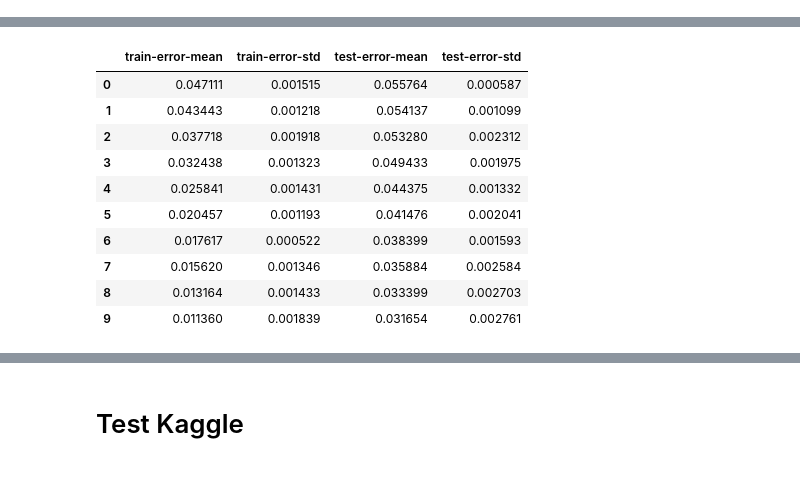
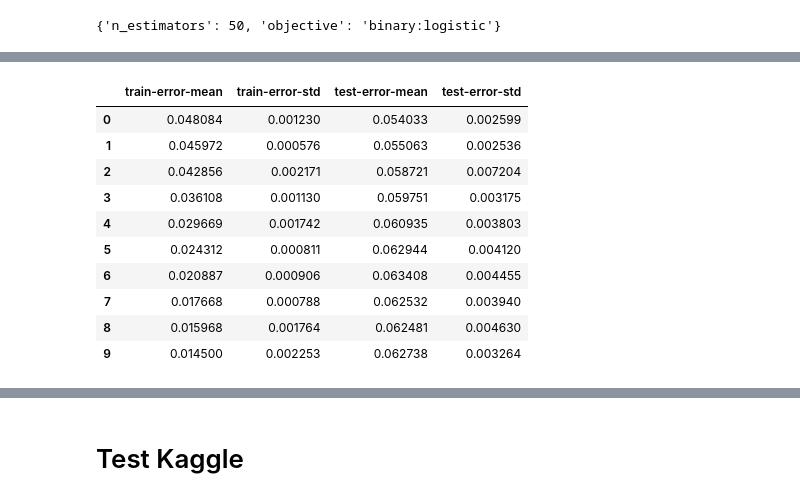
Before and after one commit to EugeniaFranchi/TP-Datos, a Jupyter notebook: TP2/XGBoost.ipynb, the cells around one changed output, grey strips where cells are left out. Cells and saved outputs as stored; diff of their text form; code cells hidden in the pictures.

```diff
--- a/TP2/XGBoost.ipynb
+++ b/TP2/XGBoost.ipynb
@@ -40 +60,5 @@ dmatrix = xgb.DMatrix(data=train_data[features],label=train_data['label'],featur
+# %%
+cv.best_params_
+# %% [output]
+{'n_estimators': 50, 'objective': 'binary:logistic'}
 # %%
@@ -52,6 +79,6 @@ xgbRegressor = xgb.XGBRegressor(objective='binary:logistic',colsample_bytree=0.4
 # %%
-params = {'objective':'binary:logistic','colsample_bytree': 0.5, 'learning_rate': 1.0,
-                'max_depth' : 10, 'n_estimators' : 20,'seed':123}
+#params = {'objective':'binary:logistic','colsample_bytree': 0.5, 'learning_rate': 1.0,
+                #'max_depth' : 10, 'n_estimators' : 20,'seed':123}
 
-xgb.cv(dtrain=dmatrix,params=params)
+#xgb.cv(dtrain=dmatrix,params=params)
 # %% [output]
@@ -75,14 +102,14 @@ xgb.cv(dtrain=dmatrix,params=params)
 |  | train-error-mean | train-error-std | test-error-mean | test-error-std |
-| 0 | 0.047111 | 0.001515 | 0.055764 | 0.000587 |
-| 1 | 0.043443 | 0.001218 | 0.054137 | 0.001099 |
-| 2 | 0.037718 | 0.001918 | 0.053280 | 0.002312 |
-| 3 | 0.032438 | 0.001323 | 0.049433 | 0.001975 |
-| 4 | 0.025841 | 0.001431 | 0.044375 | 0.001332 |
-| 5 | 0.020457 | 0.001193 | 0.041476 | 0.002041 |
-| 6 | 0.017617 | 0.000522 | 0.038399 | 0.001593 |
-| 7 | 0.015620 | 0.001346 | 0.035884 | 0.002584 |
-| 8 | 0.013164 | 0.001433 | 0.033399 | 0.002703 |
-| 9 | 0.011360 | 0.001839 | 0.031654 | 0.002761 |
+| 0 | 0.048084 | 0.001230 | 0.054033 | 0.002599 |
+| 1 | 0.045972 | 0.000576 | 0.055063 | 0.002536 |
+| 2 | 0.042856 | 0.002171 | 0.058721 | 0.007204 |
+| 3 | 0.036108 | 0.001130 | 0.059751 | 0.003175 |
+| 4 | 0.029669 | 0.001742 | 0.060935 | 0.003803 |
+| 5 | 0.024312 | 0.000811 | 0.062944 | 0.004120 |
+| 6 | 0.020887 | 0.000906 | 0.063408 | 0.004455 |
+| 7 | 0.017668 | 0.000788 | 0.062532 | 0.003940 |
+| 8 | 0.015968 | 0.001764 | 0.062481 | 0.004630 |
+| 9 | 0.014500 | 0.002253 | 0.062738 | 0.003264 |
 # %%
 xgbRegressor.fit(X_train,Y_train)
 # %% [output]
```
Also changed, not shown: parts of 12 cells of this notebook, 1 other file.
